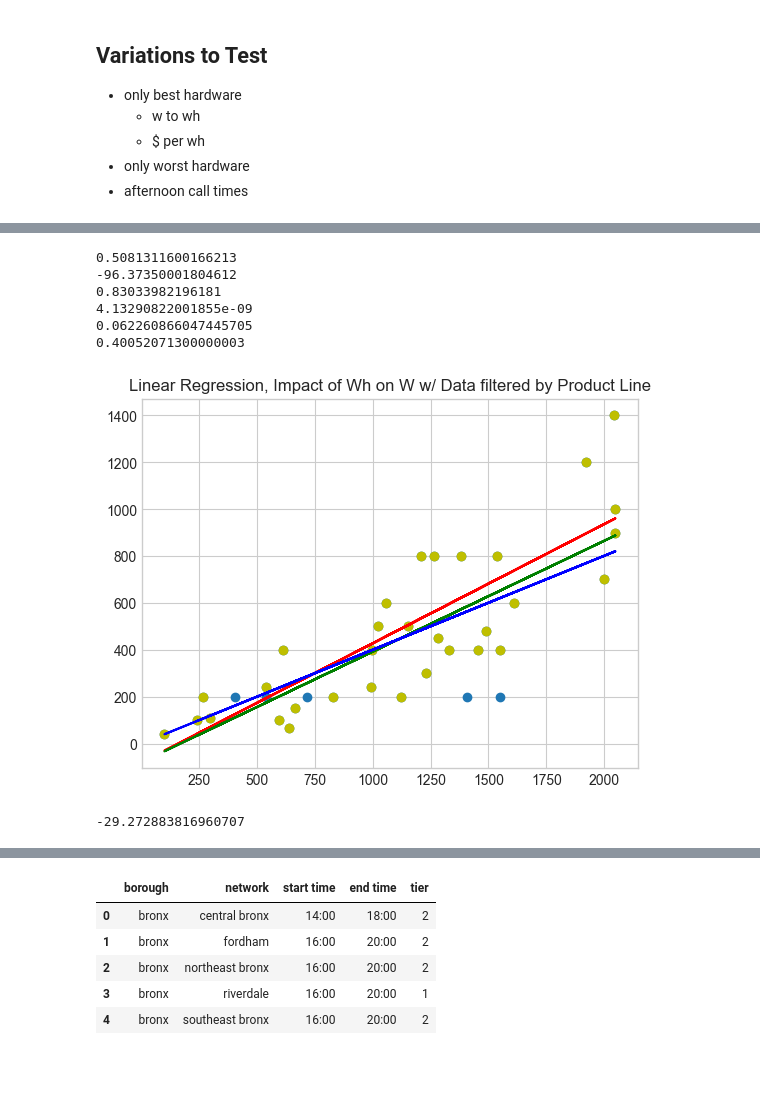
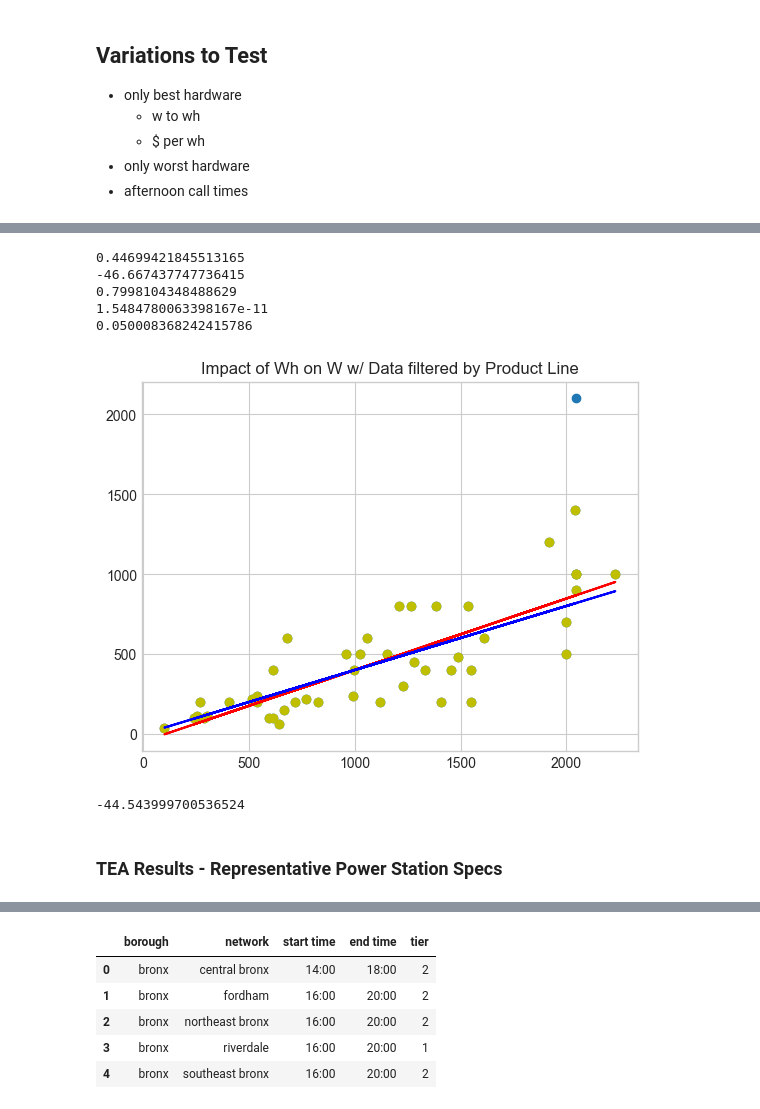
Before and after one commit to alexnathanson/communityDemandResponse-model, a Jupyter notebook: hardware-recommender/hardware-recommender.ipynb, the cells around one changed output, grey strips where cells are left out. Drawn from its saved outputs; the diff is of its cells as text; code cells hidden in the pictures; blank space fills up the shorter version.

```diff
--- a/hardware-recommender/hardware-recommender.ipynb
+++ b/hardware-recommender/hardware-recommender.ipynb
@@ -254,0 +294,12 @@ maxPVWatts(100)
+# %%
+# filter hardware list to remove outliers
+
+#remove rows with W to Wh ratios > 1
+fhardware_df = hardware_df[(hardware_df['W to Wh ratio'] < 1.0)]
+fhardware_df = fhardware_df[(fhardware_df['W to Wh ratio'] > .1)]
+
+# data snapshot
+print('Total Number of Companies: ' + str(fhardware_df.drop_duplicates(subset=['Make']).shape[0]))
+print('Total Number of Products: ' + str(fhardware_df.shape[0]))
+
+fhardware_df.head()
@@ -255,48 +367,56 @@ maxPVWatts(100)
 # %%
 
-wSlope, wIntercept, wR, wP, wStd_err = stats.linregress(hardware_productline_df['Battery Wh'],hardware_productline_df ['Max PV Watt'])
+wSlopeFF, wInterceptFF, wRFF, wPFF, wStd_errFF = stats.linregress(fhardware_df['Battery Wh'],fhardware_df ['Max PV Watt'])
 
-print(wSlope)
-print(wIntercept)
-print(wR)
-print(wP)
-print(wStd_err)
+print(wSlopeFF)
+print(wInterceptFF)
+print(wRFF)
+print(wPFF)
+print(wStd_errFF)
 
 
 #input battery Wh -> outputs max PV Watts
-def maxPVWatts(x):
-  return wSlope * x + intercept
+def maxPVWattsFF(x):
+  return wSlopeFF * x + wInterceptFF
 
 
-maxPVWattsModelF = list(map(maxPVWatts, hardware_productline_df['Battery Wh']))
+maxPVWattsModelFF = list(map(maxPVWattsFF, fhardware_df['Battery Wh']))
+
+#all products in archive
 plt.scatter(hardware_df['Battery Wh'],hardware_df['Max PV Watt'])
-plt.scatter(hardware_productline_df['Battery Wh'],hardware_productline_df['Max PV Watt'], color='y')
+
+#products filtered by product line
+plt.scatter(fhardware_df['Battery Wh'],fhardware_df['Max PV Watt'], color='y')
+
+#linear regression on products filtered by product line (this is best)
+plt.plot(fhardware_df['Battery Wh'], maxPVWattsModelFF,color='r')
+
+#linear regression w/ all data
+#plt.plot(hardware_df['Battery Wh'], maxPVWattsModel,color='pink')
+
+#median w to wh ratio
+mHf = fhardware_df['W to Wh ratio'].median()
+plt.plot(fhardware_df['Battery Wh'], fhardware_df['Battery Wh'] * mHf,color='b')
+
+#yellow is median ratio for raw data
+#plt.plot(hardware_df['Battery Wh'], hardware_df['Battery Wh'] * hardware_df['W to Wh ratio'].median(),color='y')
 
 
-plt.plot(hardware_productline_df['Battery Wh'], maxPVWattsModelF,color='r')
-
-plt.plot(hardware_df['Battery Wh'], maxPVWattsModel,color='g')
-
-mHf = hardware_productline_df['W to Wh ratio'].median()
-print(mHf)
-
-plt.plot(hardware_productline_df['Battery Wh'], hardware_productline_df['Battery Wh'] * mHf,color='b')
-
-plt.title("Linear Regression, Impact of Wh on W w/ Data filtered by Product Line", fontdict=None, loc='center', pad=None)
-
+plt.title("Impact of Wh on W w/ Data filtered by Product Line", fontdict=None, loc='center', pad=None)
 
 plt.show()
 
 maxPVWatts(100)
 # %% [output]
-0.5081311600166213
--96.37350001804612
-0.83033982196181
-4.13290822001855e-09
-0.062260866047445705
-0.40052071300000003
+0.44699421845513165
+-46.667437747736415
+0.7998104348488629
+1.5484780063398167e-11
+0.050008368242415786
-[figure, old version]
+[figure, new version]
--29.272883816960707
+-44.543999700536524
+# %% [markdown]
+### TEA Results - Representative Power Station Specs
 # %%
 #for pricing correlation coeficients and linear regression is used because it provides a clearer picture of the impact of characteristics on price (rather than simply median $ per Wh)
 
```
Also changed, not shown: parts of 54 cells of this notebook, 1 other file.
